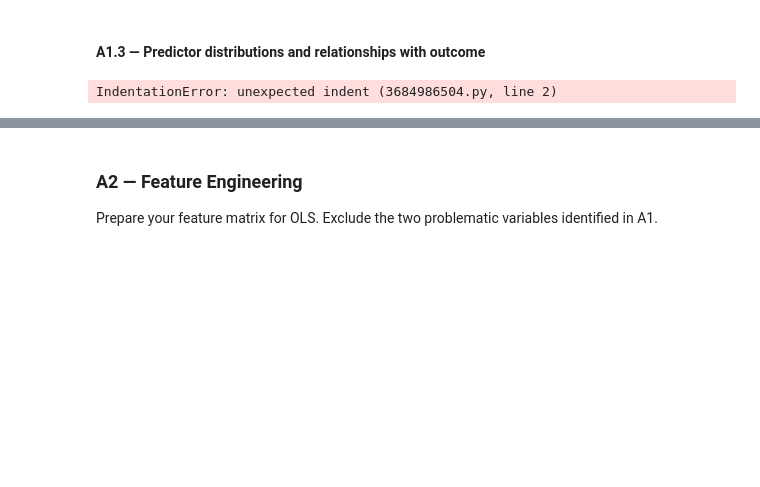
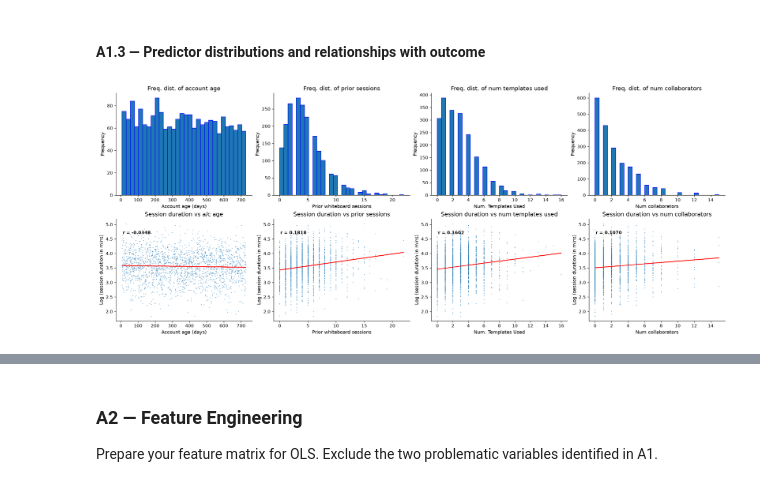
Before and after one commit to atifmmahmud/mahmud_atif_Assignment02, a Jupyter notebook: iat461_a2_AtifMahmud_atifm.ipynb, the cells around one changed output, grey strips where cells are left out. Drawn from its saved outputs; the diff is of its cells as text; code cells hidden in the pictures; blank space fills up the shorter version.

```diff
--- a/iat461_a2_AtifMahmud_atifm.ipynb
+++ b/iat461_a2_AtifMahmud_atifm.ipynb
@@ -329,23 +351,55 @@ I will not use either of them because:
 # %% [markdown]
 #### A1.3 — Predictor distributions and relationships with outcome
 # %%
-BEGIN
-    Define list of numerical predictor variables
-    Compute log-transformed outcome variable
+# BEGIN
+#    Define list of numerical predictor variables
+#    Compute log-transformed outcome variable
+#
+#    Initialize visual grid layout (2 rows by N columns, where N is the number of predictors)
+#
+#    FOR each predictor variable:
+#        // Top row: Univariate Analysis
+#        Draw histogram to show distribution of the predictor
+#
+#        // Bottom row: Bivariate Analysis
+#        Draw scatter plot comparing predictor against log-transformed outcome
+#        Calculate correlation coefficient between predictor and log-transformed outcome
+#        Annotate plot with correlation coefficient
+#     END FOR
+#
+#    Add global title and render layout
+# END
 
-    Initialize visual grid layout (2 rows by N columns, where N is the number of predictors)
+# The group (control -vs- treatment) is the obvious predictor. Here we will include the other numerical predictors. NOTE: "ab_group" isn't numerical.
+predictor_vars = ["account_age_days", "prior_whiteboard_sessions", "templates_used", "num_collaborators"]
+x_labels = ["Account age (days)", "Prior whiteboard sessions", "Num. Templates Used", "Num collaborators"]
+hist_titles = ["Freq. dist. of account age", "Freq. dist. of prior sessions", "Freq. dist. of num templates used", "Freq. dist. of num collaborators"]
+scatter_titles = ["Session duration vs a/c age", "Session duration vs prior sessions", "Session duration vs num templates used", "Session duration vs num collaborators"]
+num_vars = len(predictor_vars)
 
-    FOR each predictor variable:
-        // Top row: Univariate Analysis
-        Draw histogram to show distribution of the predictor
+fig, axes = plt.subplots(2, num_vars, figsize=(20, 8), layout="constrained")
 
-        // Bottom row: Bivariate Analysis
-        Draw scatter plot comparing predictor against log-transformed outcome
-        Calculate correlation coefficient between predictor and log-transformed outcome
-        Annotate plot with correlation coefficient
-    END FOR
+for index, predictor in enumerate(predictor_vars):
+    data = df_ab[predictor]
 
-    Add global title and render layout
-END
+    # Univariate: histogram
+    axes[0][index].hist(data, bins=30, edgecolor="blue")
+    axes[0][index].set_title(hist_titles[index])
+    axes[0][index].set_xlabel(x_labels[index])
+    axes[0][index].set_ylabel("Frequency")
+
+    # Bivariate: scatterplot
+    axes[1][index].scatter(data, y_log, s=0.2)
+    r = np.corrcoef(data, y_log)[0,1]
+    axes[1][index].set_title(f"{scatter_titles[index]}")
+    axes[1][index].annotate(f"r = {r:.4f}", xy=(0.05, 0.85), xycoords="axes fraction", fontweight="bold")
+    axes[1][index].set_xlabel(x_labels[index])
+    axes[1][index].set_ylabel("Log (session duration in mins)")
+
+    # Add a line as a guide
+    m, b = np.polyfit(data, y_log, deg=1)
+    axes[1][index].plot(data, m * data + b, color="red")
+
+plt.show()
 # %% [output]
-IndentationError: unexpected indent (3684986504.py, line 2)
+[figure, added]
```
Also changed, not shown: parts of 18 cells of this notebook.
